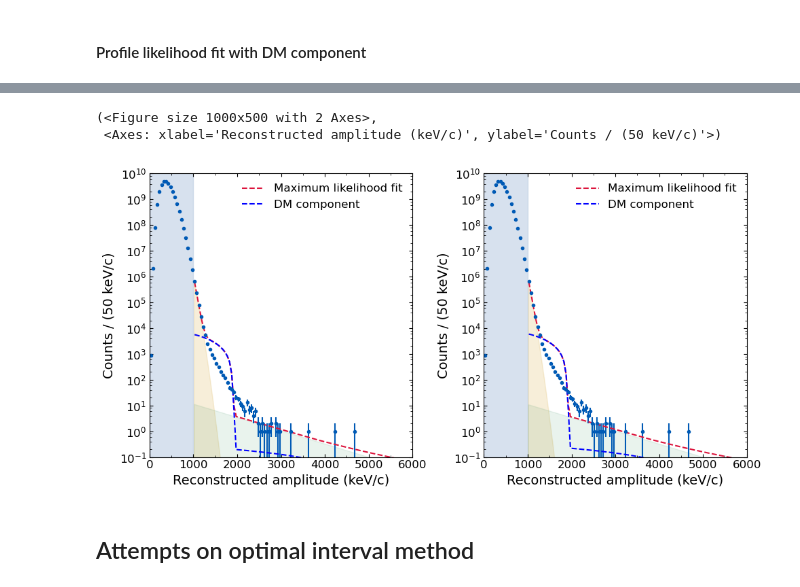
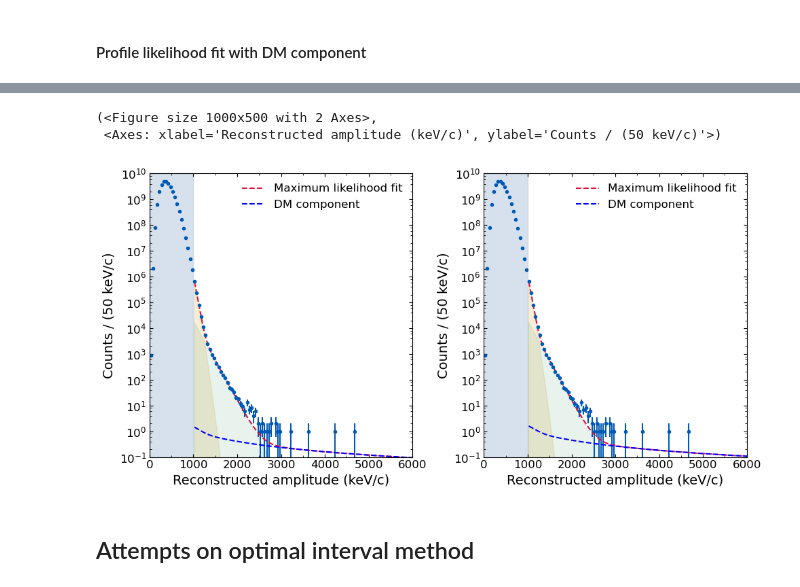
Before and after one commit to yuhants/dm_nanospheres, a Jupyter notebook: analysis_notebooks/sphere_combined_dm_analysis.ipynb, the cells around one changed output, grey strips where cells are left out. Drawn from its saved outputs; the diff is of its cells as text; code cells hidden in the pictures.

```diff
--- a/analysis_notebooks/sphere_combined_dm_analysis.ipynb
+++ b/analysis_notebooks/sphere_combined_dm_analysis.ipynb
@@ -364,0 +382,39 @@ plot_likelihood_fit_dm(bc, hist, eff_coefs, drdqzns[11, i], res_x[i], fig, axes[
+# %%
+import warnings
+# warnings.filterwarnings("default")
+warnings.filterwarnings("always")
+
+bc, hist, eff_coefs = bc_1, hist_1, eff_params_1
+
+i_mx = 73
+nlls, res_x = [], []
+for i in range(79):
+    drdqzn = drdqzns[i_mx, i]
+
+    xi_b_try = [100, 300, 500]
+    nlls_try = []
+    res_x_try = []
+    for xi in xi_b_try:
+    #     x0_bg = np.array([0.95, 223, 145])
+        x0_bg = np.array([0.95, 223, xi])
+        nll_offset = 12101712.701790
+        bounds = [(0.9, 1), (100, 300), (0.1, 1000), (0.8, 1.2), (0.8, 1.2)]
+
+        args = (drdqzn, bc, hist, eff_coefs, nll_offset)
+
+        res = minimize(fun=lambda x: calc_nlls.nll_dm_scaled(*x, *args), x0=[*x0_bg, 1, 1],
+                        method='Nelder-Mead',
+                        bounds=bounds,
+                        options={'disp' : False,
+                                'maxiter': 50000,
+                                'maxfev': 50000,
+                                'adaptive': True,
+                                'fatol': 0.001,
+                                }
+                        )
+        nlls_try.append(res.fun)
+        res_x_try.append(res.x)
+
+    min_idx = np.argmin(np.asarray(nlls_try))
+    nlls.append(nlls_try[min_idx])
+    res_x.append(res_x_try[min_idx])
@@ -365,15 +451,15 @@ plot_likelihood_fit_dm(bc, hist, eff_coefs, drdqzns[11, i], res_x[i], fig, axes[
 # %%
 fig, axes = plt.subplots(1, 2, figsize=(10, 5))
 
 i = 60
-plot_likelihood_fit_dm(bc, hist, eff_coefs, drdqzns[76, i], res_x[i], fig, axes[0])
+plot_likelihood_fit_dm(bc, hist, eff_coefs, drdqzns[i_mx, i], res_x[i], fig, axes[0])
 
 i = 64
-plot_likelihood_fit_dm(bc, hist, eff_coefs, drdqzns[76, i], res_x[i], fig, axes[1])
+plot_likelihood_fit_dm(bc, hist, eff_coefs, drdqzns[i_mx, i], res_x[i], fig, axes[1])
 # %% [output]
 (<Figure size 1000x500 with 2 Axes>,
  <Axes: xlabel='Reconstructed amplitude (keV/c)', ylabel='Counts / (50 keV/c)'>)
-[figure, old version]
+[figure, new version]
 # %% [markdown]
 ## Attempts on optimal interval method
 # %%
```
Also changed, not shown: parts of 8 cells of this notebook, 5 other files.
